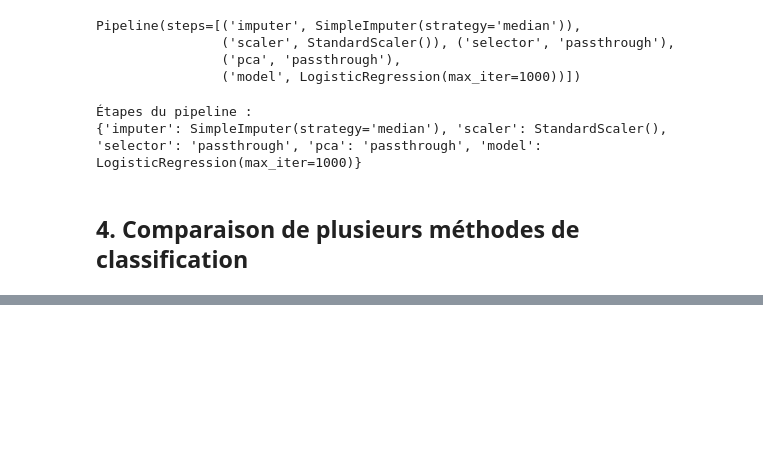
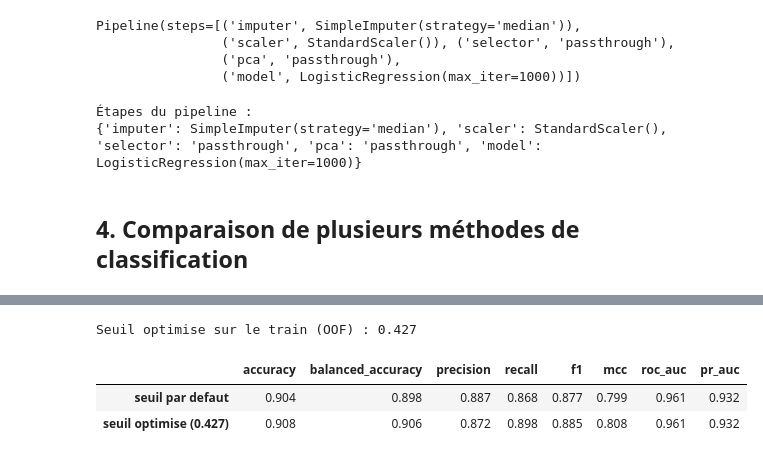
Before and after one commit to j4niro/ml-project, a Jupyter notebook: 01_spambase.ipynb, the cells around one changed output, grey strips where cells are left out. Cells and saved outputs as stored; diff of their text form; code cells hidden in the pictures; blank space fills up the shorter version.

```diff
--- a/01_spambase.ipynb
+++ b/01_spambase.ipynb
@@ -196,0 +279,35 @@ res
+# %%
+final_pipeline = lr_grid.best_estimator_
+
+oof = ml.oof_scores(
+    final_pipeline,
+    X_train_spam,
+    y_train_spam,
+    cv=5,
+)
+best_threshold = ml.find_best_threshold(
+    y_train_spam,
+    oof,
+    metric="f1",
+)
+
+print(f"Seuil optimise sur le train (OOF) : {best_threshold:.3f}")
+# %% [output]
+Seuil optimise sur le train (OOF) : 0.427
+# %%
+final_pipeline.fit(X_train_spam, y_train_spam)
+
+final_results = pd.DataFrame({
+    "seuil par defaut": ml.evaluate_model(
+        final_pipeline, X_test_spam, y_test_spam
+    ),
+    f"seuil optimise ({best_threshold:.3f})": ml.evaluate_model(
+        final_pipeline, X_test_spam, y_test_spam, threshold=best_threshold
+    ),
+}).T
+
+display(final_results.round(3))
+# %% [output]
+|  | accuracy | balanced_accuracy | precision | recall | f1 | mcc | roc_auc | pr_auc |
+| seuil par defaut | 0.904 | 0.898 | 0.887 | 0.868 | 0.877 | 0.799 | 0.961 | 0.932 |
+| seuil optimise (0.427) | 0.908 | 0.906 | 0.872 | 0.898 | 0.885 | 0.808 | 0.961 | 0.932 |
```
Also changed, not shown: parts of 20 cells of this notebook, 3 other files.
